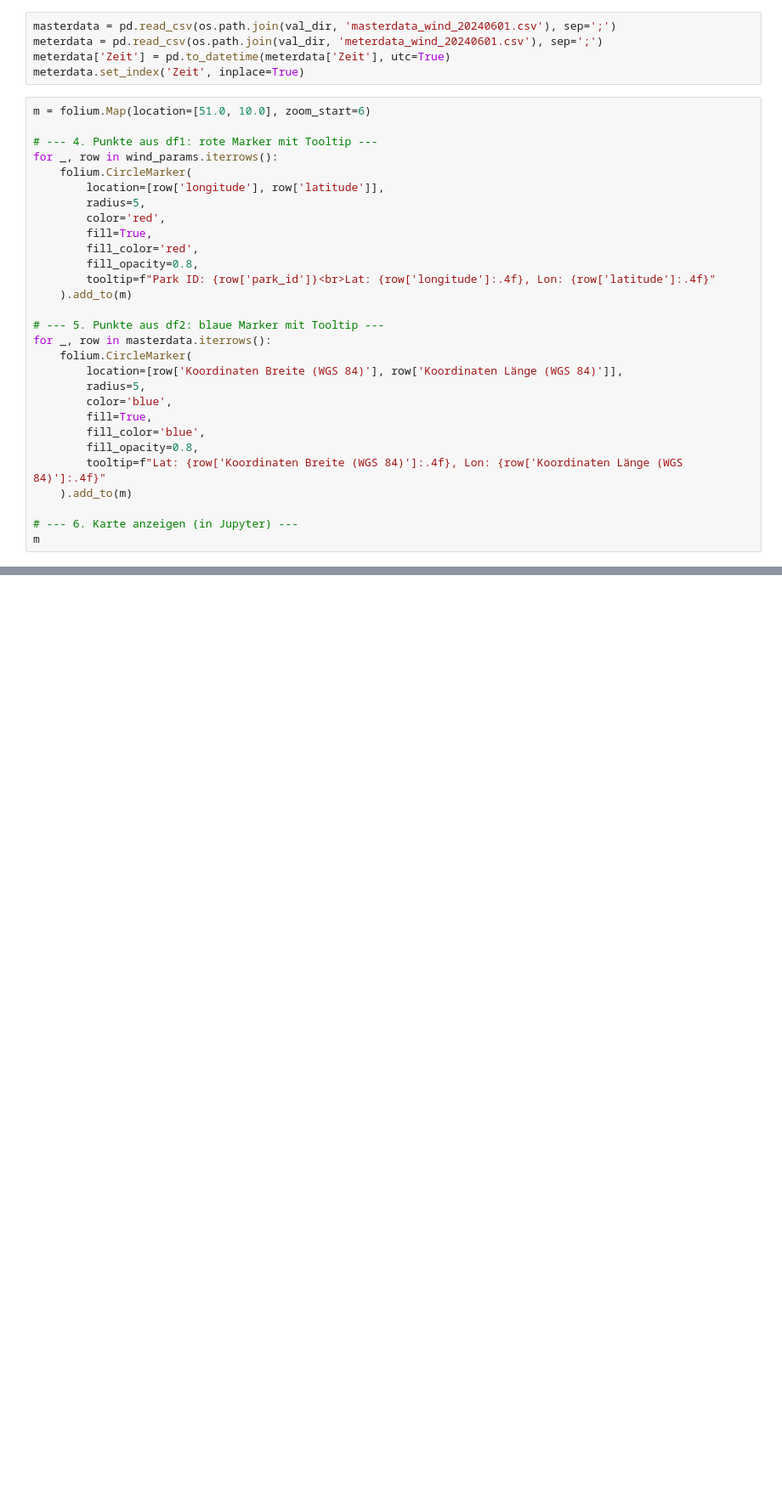
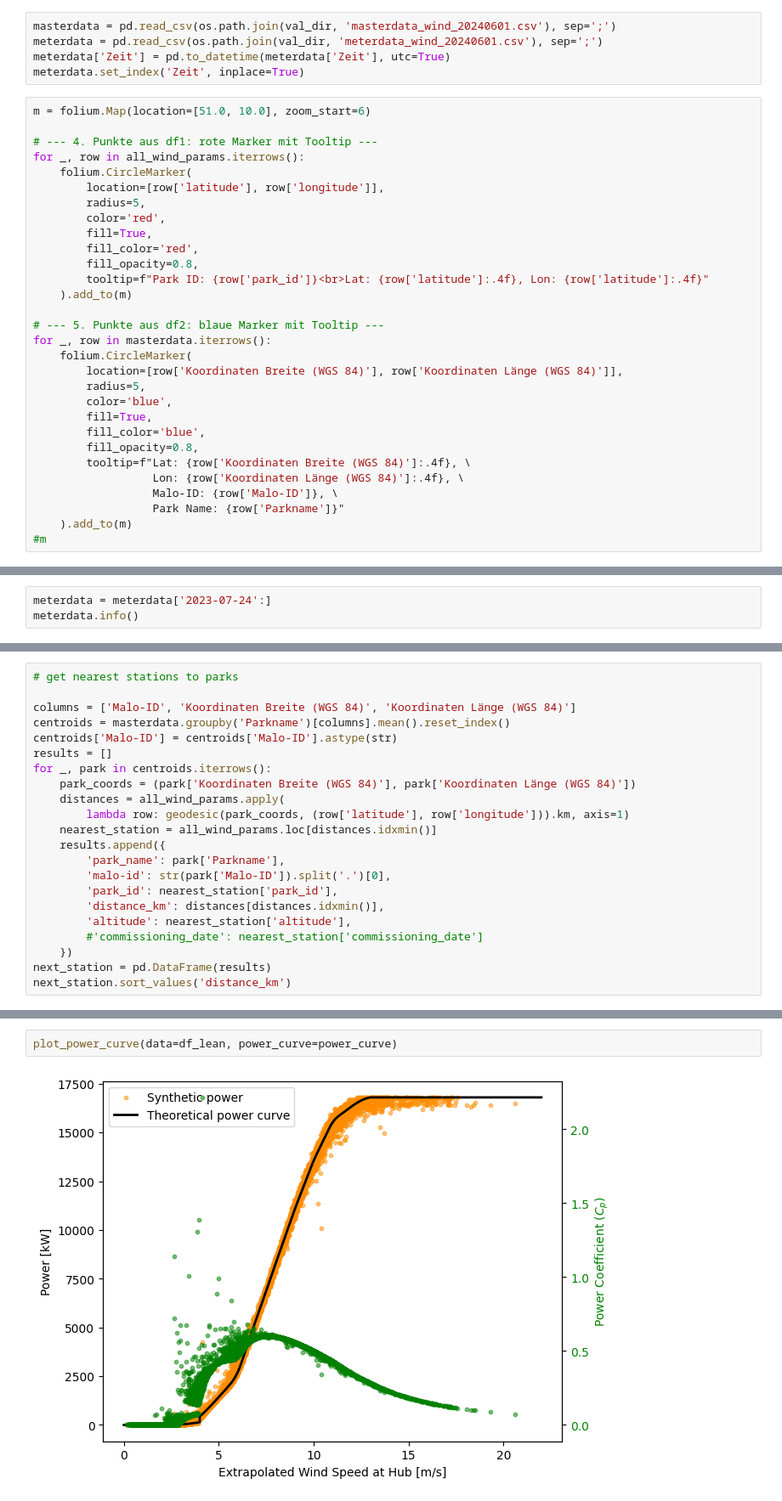
Before and after one commit to vikwal/synthetic_re_data_generation, a Jupyter notebook: evaluation/evaluation_real.ipynb, the cells around one changed output, grey strips where cells are left out. Shown at 85% size. Cells and saved outputs as stored; diff of their text form; blank space fills up the shorter version.

```diff
--- a/evaluation/evaluation_real.ipynb
+++ b/evaluation/evaluation_real.ipynb
@@ -74,15 +76,15 @@ meterdata.set_index('Zeit', inplace=True)
 m = folium.Map(location=[51.0, 10.0], zoom_start=6)
 
 # --- 4. Punkte aus df1: rote Marker mit Tooltip ---
-for _, row in wind_params.iterrows():
+for _, row in all_wind_params.iterrows():
     folium.CircleMarker(
-        location=[row['longitude'], row['latitude']],
+        location=[row['latitude'], row['longitude']],
         radius=5,
         color='red',
         fill=True,
         fill_color='red',
         fill_opacity=0.8,
-        tooltip=f"Park ID: {row['park_id']}<br>Lat: {row['longitude']:.4f}, Lon: {row['latitude']:.4f}"
+        tooltip=f"Park ID: {row['park_id']}<br>Lat: {row['latitude']:.4f}, Lon: {row['latitude']:.4f}"
     ).add_to(m)
 
 # --- 5. Punkte aus df2: blaue Marker mit Tooltip ---
@@ -94,10 +96,11 @@ for _, row in masterdata.iterrows():
         fill=True,
         fill_color='blue',
         fill_opacity=0.8,
-        tooltip=f"Lat: {row['Koordinaten Breite (WGS 84)']:.4f}, Lon: {row['Koordinaten Länge (WGS 84)']:.4f}"
+        tooltip=f"Lat: {row['Koordinaten Breite (WGS 84)']:.4f}, \
+                  Lon: {row['Koordinaten Länge (WGS 84)']:.4f}, \
+                  Malo-ID: {row['Malo-ID']}, \
+                  Park Name: {row['Parkname']}"
     ).add_to(m)
-
-# --- 6. Karte anzeigen (in Jupyter) ---
-m
+#m
 # %% [output]
 [interactive output not drawn]
@@ -117,0 +107,3 @@ Distance is 2.6833799438209995 km.
+# %%
+meterdata = meterdata['2023-07-24':]
+meterdata.info()
@@ -117,0 +128,22 @@ Distance is 2.6833799438209995 km.
+# %%
+# get nearest stations to parks
+
+columns = ['Malo-ID', 'Koordinaten Breite (WGS 84)', 'Koordinaten Länge (WGS 84)']
+centroids = masterdata.groupby('Parkname')[columns].mean().reset_index()
+centroids['Malo-ID'] = centroids['Malo-ID'].astype(str)
+results = []
+for _, park in centroids.iterrows():
+    park_coords = (park['Koordinaten Breite (WGS 84)'], park['Koordinaten Länge (WGS 84)'])
+    distances = all_wind_params.apply(
+        lambda row: geodesic(park_coords, (row['latitude'], row['longitude'])).km, axis=1)
+    nearest_station = all_wind_params.loc[distances.idxmin()]
+    results.append({
+        'park_name': park['Parkname'],
+        'malo-id': str(park['Malo-ID']).split('.')[0],
+        'park_id': nearest_station['park_id'],
+        'distance_km': distances[distances.idxmin()],
+        'altitude': nearest_station['altitude'],
+        #'commissioning_date': nearest_station['commissioning_date']
+    })
+next_station = pd.DataFrame(results)
+next_station.sort_values('distance_km')
@@ -146,0 +481,4 @@ memory usage: 18.9+ MB
+# %%
+plot_power_curve(data=df_lean, power_curve=power_curve)
+# %% [output]
+[figure, added]
```
Also changed, not shown: parts of 18 cells of this notebook, 1 other file.
